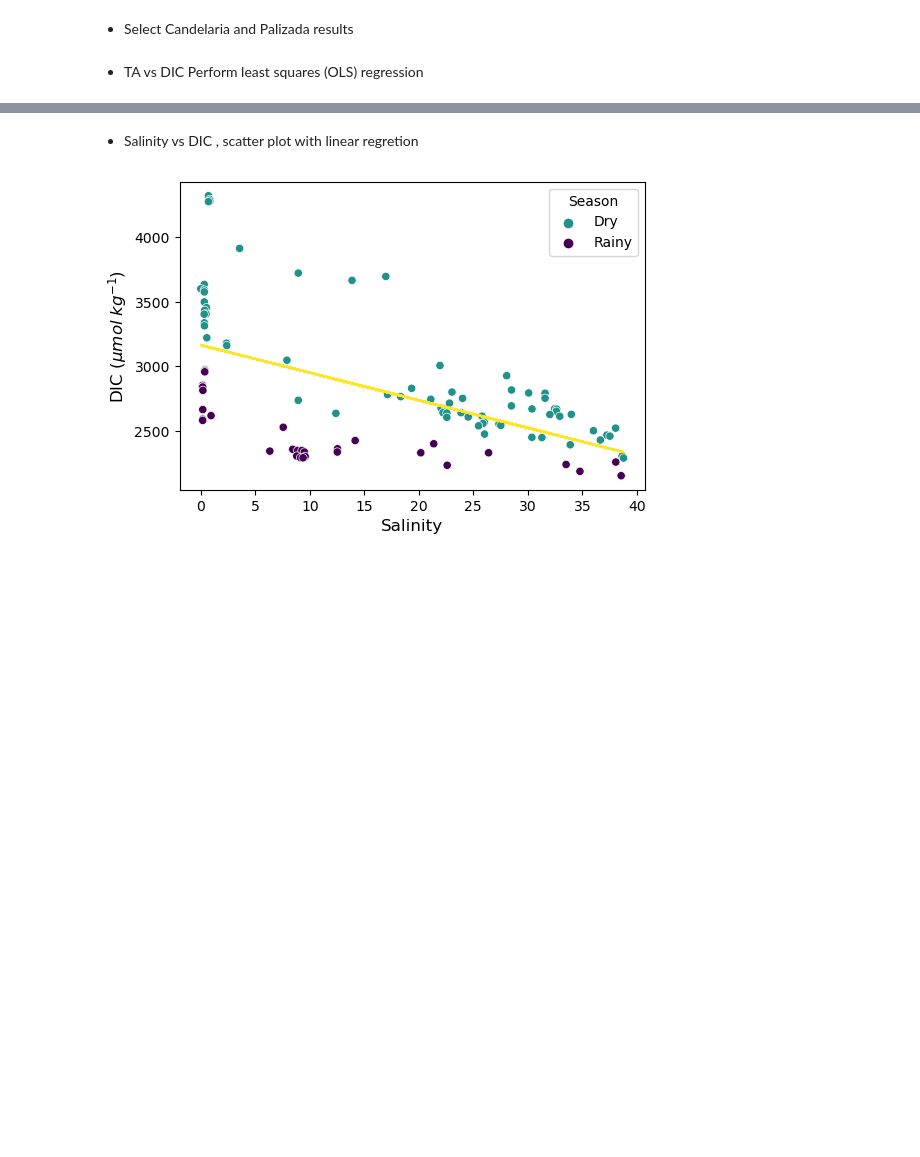
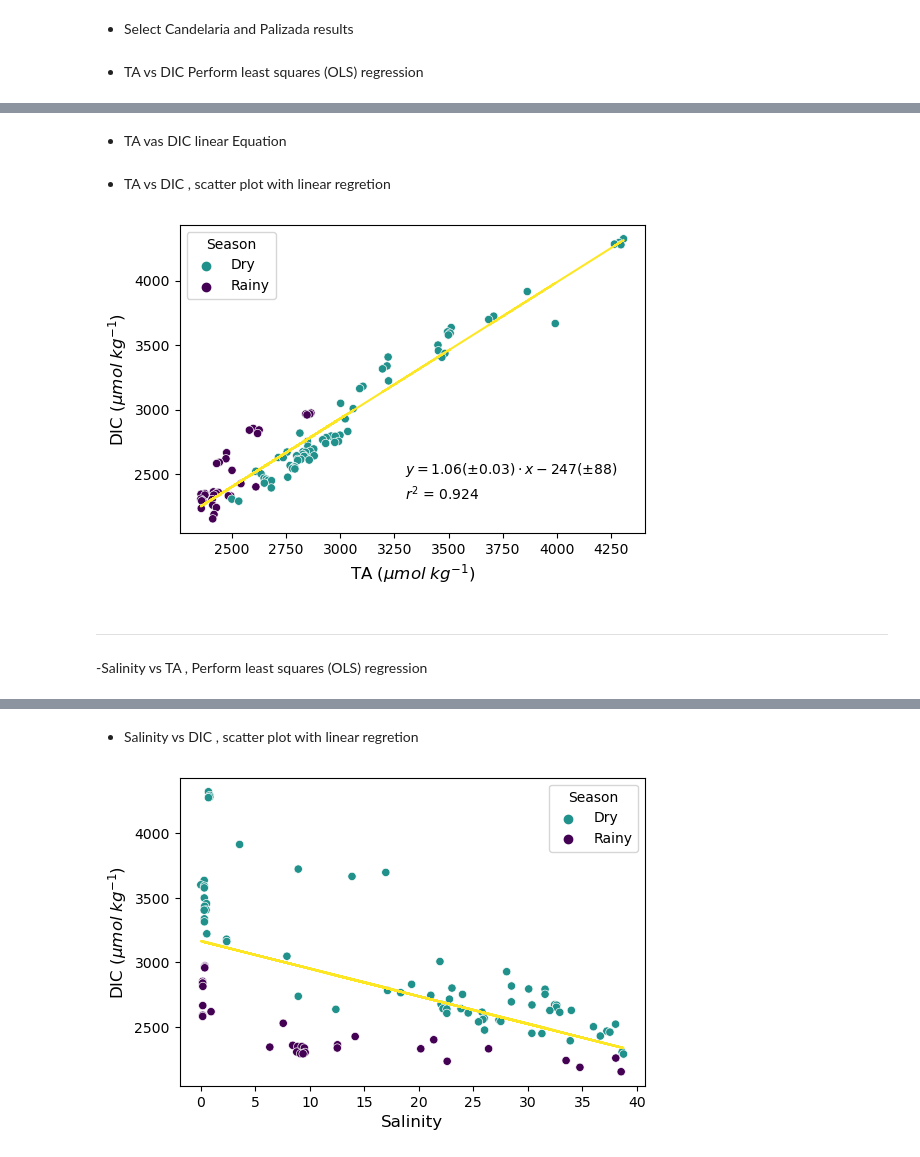
Before and after one commit to gilbertoCM/terminos_lagoon_carbonate, a Jupyter notebook: scrips/MartinezTrejo_etal_2023_pyco2sys.ipynb, the cells around one changed output, grey strips where cells are left out. Drawn from its saved outputs; the diff is of its cells as text; code cells hidden in the pictures; blank space fills up the shorter version.

```diff
--- a/scrips/MartinezTrejo_etal_2023_pyco2sys.ipynb
+++ b/scrips/MartinezTrejo_etal_2023_pyco2sys.ipynb
@@ -110,9 +105,7 @@ CarbonateTL = pd.concat([
               "pCO2_out",
               "k_aragonite",
               "total_calcium",
-              "carbonate",
-              "CO3",
-              "revelle_factor"
+              "carbonate"
        ]})
 ], axis=1)
 # %%
@@ -228,0 +157,61 @@ Slope: 1.0588991900061693
+# %% [markdown]
+- TA vas DIC linear Equation
+# %%
+# Calculate the linear regression parameters for TA and DIC
+linear_params = model.params
+
+standard_errors = model.bse
+
+Lintercep = f" {linear_params.iloc[0]:.0f}( \pm {standard_errors.iloc[0]:.0f})"
+
+LSlope = f"{linear_params.iloc[1]:.2f}( \pm {standard_errors.iloc[1]:.2f})"
+
+linearEquation= f"$y = {LSlope} \cdot x{Lintercep}$"
+
+Rsquared = f"$r^{2}$ = {model.rsquared:.3f}"
+# %% [markdown]
+- TA vs DIC , scatter plot  with linear regretion
+# %%
+# Plot the relationship between TA and DIC
+x = CarbonateTL['TA_micromol_kg']
+y = CarbonateTL['DIC_micromol_kg']
+
+# Plot
+g = sns.scatterplot(
+    data=CarbonateTL,
+    x="TA_micromol_kg", y="DIC_micromol_kg", hue="Season",
+    palette=dict(Dry="#21918c", Rainy="#440154")
+)
+
+# Add labels and title
+plt.xlabel('TA ($\mu mol  \; kg^{-1}$)', fontsize = 12)
+
+plt.ylabel('DIC ($\mu mol  \; kg^{-1}$)', fontsize = 12)
+
+# Calculate the linear regression line
+slope, intercept, r_value, p_value, std_err = stats.linregress(x, y)
+
+# Plot linear regression
+
+plt.plot(x, intercept + slope*x, '#fde725')
+
+# set the figure size
+plt.gcf().set_size_inches(6, 4)
+
+
+
+plt.text(3300, 2500, linearEquation)
+
+plt.text(3300, 2300, Rsquared)
+
+
+# save the plot as a PDF file paper format
+plt.savefig('../output_files/DIC_TA.pdf', dpi=300, bbox_inches='tight')
+
+plt.show()
+# %% [output]
+[figure, added]
+# %% [markdown]
+_____________
+# %% [markdown]
+-Salinity vs TA ,  Perform  least squares (OLS) regression
```
Also changed, not shown: parts of 23 cells of this notebook, 3 other files.
